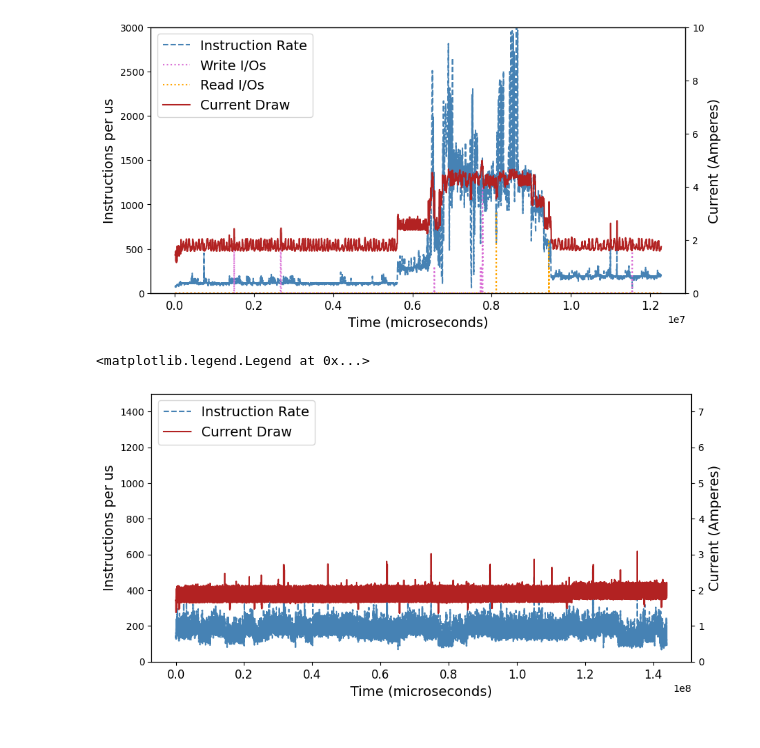
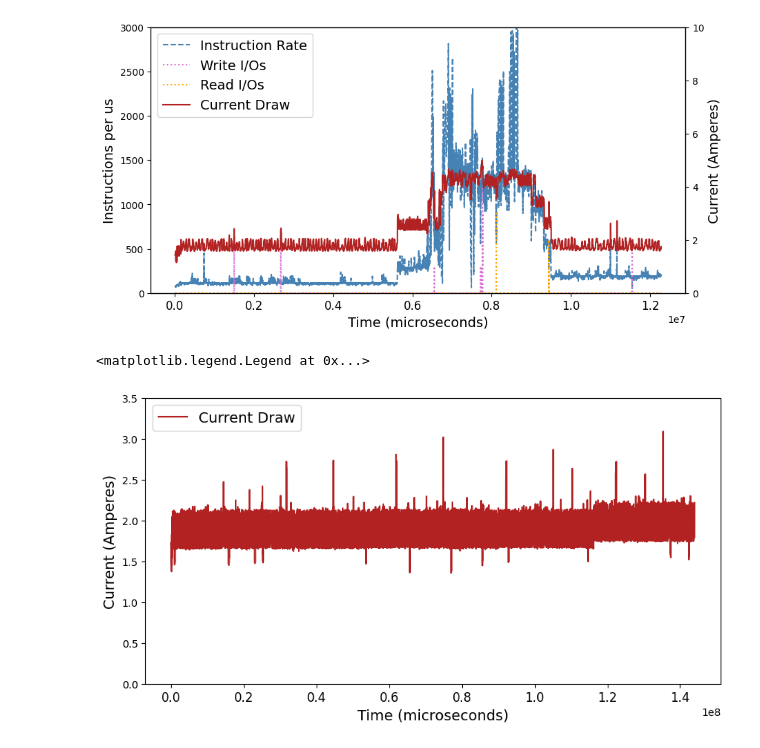
Before and after one commit to radshield/raspi-sel, a Jupyter notebook: analysis/hotnets_paper_graphs.ipynb, the cells around one changed output. Saved outputs shown, nothing was run; the diff lists cells and outputs as text; code cells hidden in the pictures.

```diff
--- a/analysis/hotnets_paper_graphs.ipynb
+++ b/analysis/hotnets_paper_graphs.ipynb
@@ -169,30 +169,21 @@ cpu_df['cycles_all_norm'] = cpu_df['cycles_0_norm'] + cpu_df['cycles_1_norm'] +
 
 cpu_df.loc[70000:,'current'] += 0.08
 # %%
-ax = cpu_df.plot(x='time', y='insns_all_norm', color='steelblue', linestyle='dashed', figsize=(10,5))
-ax.set_ylim([0, 1500])
-ax.set(xlabel='Time (microseconds)', ylabel='Instructions per us')
+ax = cpu_df.plot(x='time', y='current', color='firebrick', linestyle='solid', figsize=(10,5))
+ax.set_ylim([0, 3.5])
+ax.set(xlabel='Time (microseconds)', ylabel='Current (Amperes)')
 ax.get_legend().remove()
-
-ax2 = ax.twinx()
-cpu_df.plot(ax=ax2, x='time', y='current', color='firebrick')
-ax2.set_ylim([0, 7.5])
-ax2.set(ylabel='Current (Amperes)')
-ax2.get_legend().remove()
 
 ax.xaxis.label.set_size(14)
 ax.yaxis.label.set_size(14)
-ax2.yaxis.label.set_size(14)
 
 ax.tick_params(axis="x", labelsize=12)
-ax2.tick_params(axis="x", labelsize=12)
 
 lines, labels = ax.get_legend_handles_labels()
-lines2, labels2 = ax2.get_legend_handles_labels()
-ax2.legend(lines + lines2, ['Instruction Rate', 'Current Draw'], loc=2, prop={'size': 14})
+ax.legend(lines, ['Current Draw'], loc=2, prop={'size': 14})
 # %% [output]
 <matplotlib.legend.Legend at 0x...>
-[figure, old version]
+[figure, new version]
 # %%
 fft_df = pd.read_csv('../results/disk-fft.csv')
 
```
Also changed, not shown: parts of 4 cells of this notebook, 1 other file.
